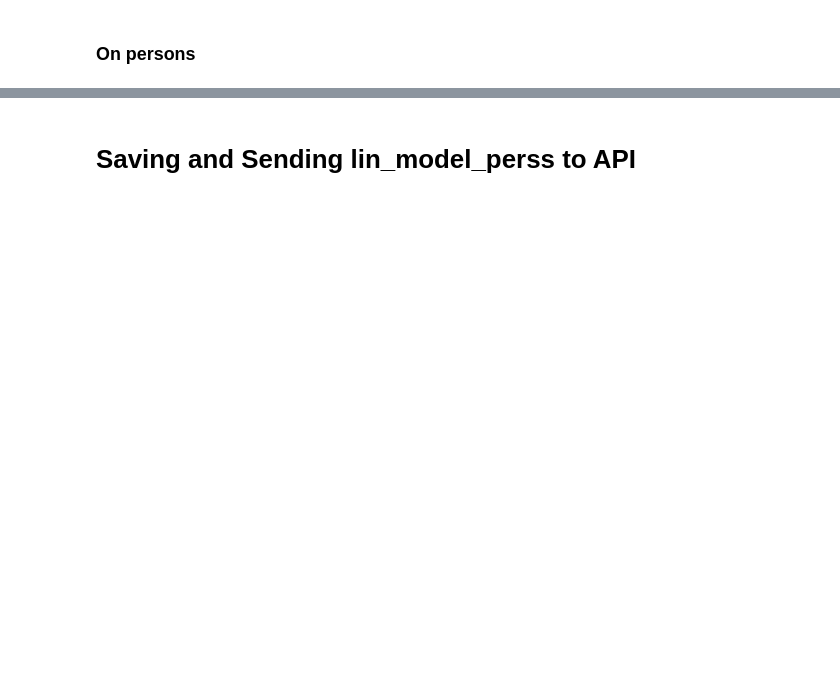
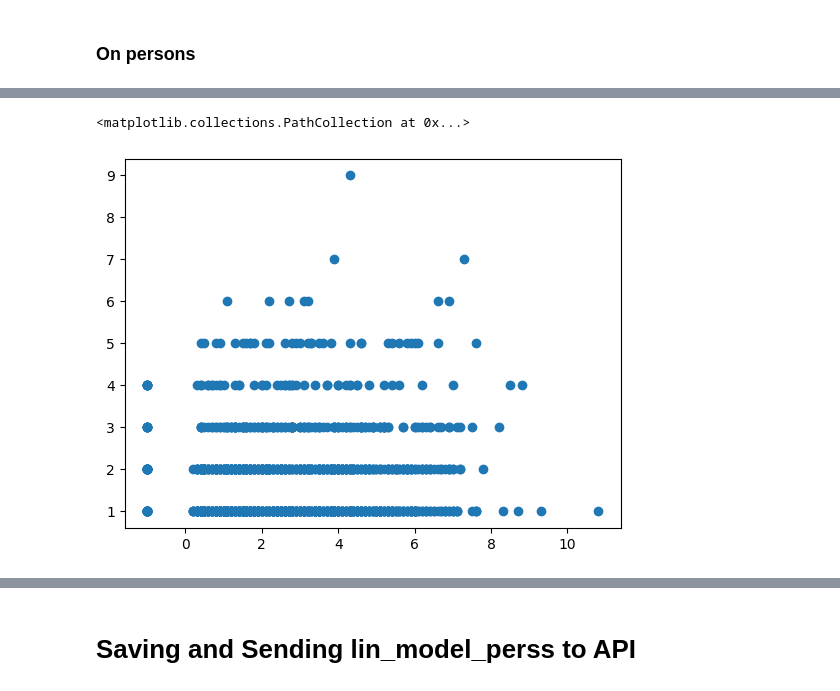
Before and after one commit to jeffphan8816/CloudDataScience, a Jupyter notebook: frontend/crime_vs_weather.ipynb, the cells around one changed output, grey strips where cells are left out. Cells and saved outputs as stored; diff of their text form; code cells hidden in the pictures; blank space fills up the shorter version.

```diff
--- a/frontend/crime_vs_weather.ipynb
+++ b/frontend/crime_vs_weather.ipynb
@@ -88,5 +145,5 @@ df['description_1'].unique()
 ### On persons
 # %%
 df_pers = df[df['description_1'] == 'OFFENCES AGAINST THE PERSON']
-df_pers = df_pers.drop(columns=['description_1', 'date'])
+df_pers = df_pers.drop(columns=['description_1', 'date', 'state'])
 df_pers.head(4)
@@ -92,0 +171,9 @@ df_pers.head(4)
+# %%
+sub_lin_model_pers = LinearRegression()
+sub_lin_model_pers.fit(df_pers[['Evapo-Rain']].values, df_pers['offence_count'])
+
+# plt.scatter(df_pers[['Evapo-Rain','offence_count']].values)
+plt.scatter(df_pers['Evapo-Rain'],df_pers['offence_count'])
+# %% [output]
+<matplotlib.collections.PathCollection at 0x...>
+[figure, added]
```
Also changed, not shown: parts of 23 cells of this notebook, 3 other files.
